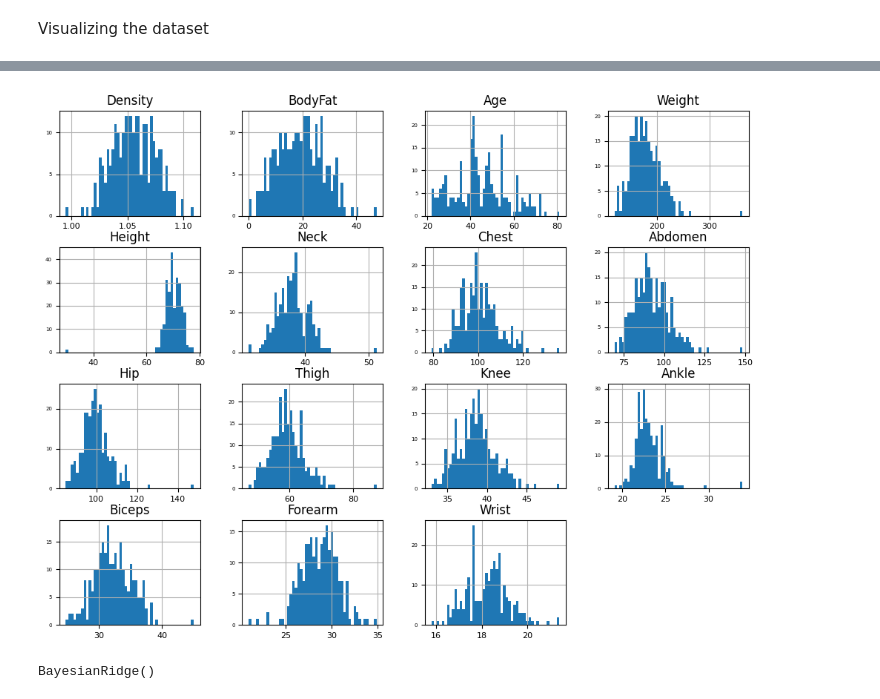
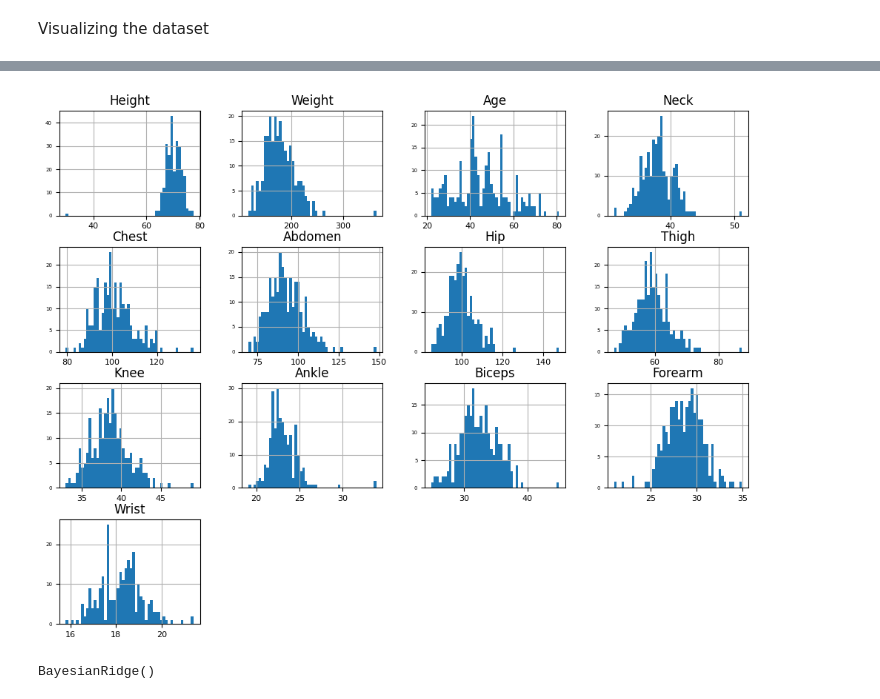
Before and after one commit to gideon-ogunbanjo/ModelX, a Jupyter notebook: modelX.ipynb, the cells around one changed output, grey strips where cells are left out. Saved outputs shown, nothing was run; the diff lists cells and outputs as text; code cells hidden in the pictures.

```diff
--- a/modelX.ipynb
+++ b/modelX.ipynb
@@ -88,8 +81,8 @@ sns.heatmap(data.corr())
 # %%
 #plotting the distribution of the numerical features with a histogram
-data.hist(figsize=(12, 9), bins=50, xlabelsize=8, ylabelsize=5);
+features.hist(figsize=(12, 9), bins=50, xlabelsize=8, ylabelsize=5);
 # %% [output]
-[figure, old version]
+[figure, new version]
 # %%
 # splitting of dataset into independent and dependent variables
 X = data.iloc[:, :-1].values
```
Also changed, not shown: parts of 7 cells of this notebook.
